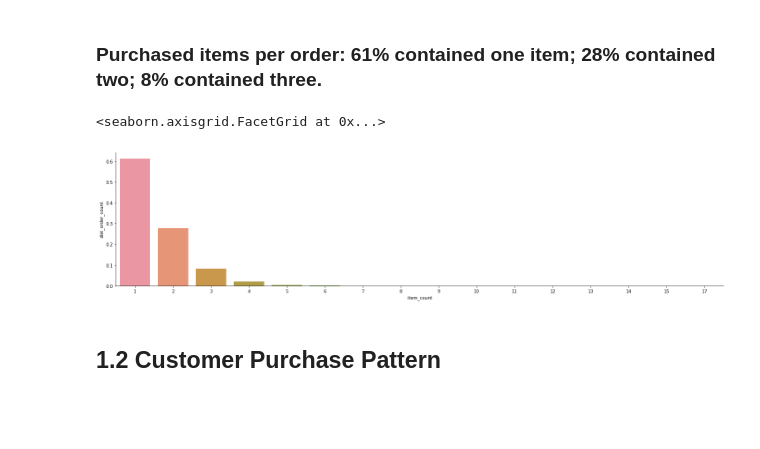
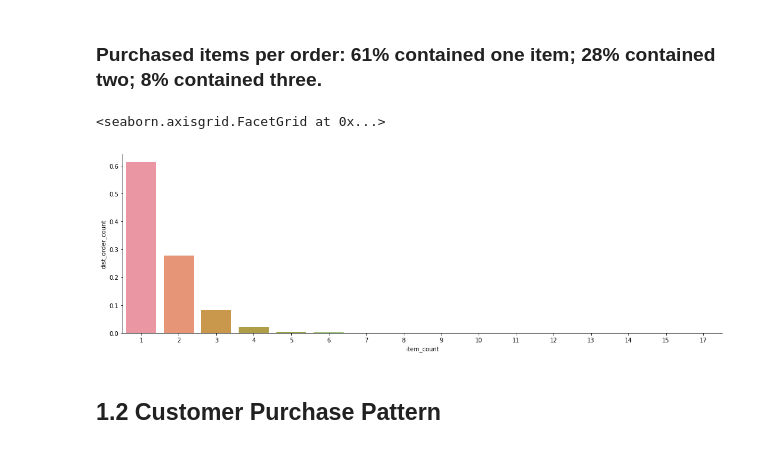
Before and after one commit to Tai-Hua/Predict-Next-Product-to-buy, a Jupyter notebook: Predict Next Product-to-buy.ipynb, the cells around one changed output. Saved outputs shown, nothing was run; the diff lists cells and outputs as text; code cells hidden in the pictures; blank space fills up the shorter version.

```diff
--- a/Predict Next Product-to-buy.ipynb
+++ b/Predict Next Product-to-buy.ipynb
@@ -132,11 +132,11 @@ sns.catplot(data=temp, x='month', y='revenue', hue='year', col='prodcat1', kind=
 # %%
 temp = order_T.groupby('count').ordno.count().reset_index().rename(columns={'count':'item_count','ordno':'order_count'})
 temp['dist_order_count'] = temp['order_count'] / temp['order_count'].sum()
 #temp
-sns.catplot(data=temp, x='item_count', y='dist_order_count', kind='bar', aspect=4)
+sns.catplot(data=temp, x='item_count', y='dist_order_count', kind='bar', aspect=3)
 # %% [output]
 <seaborn.axisgrid.FacetGrid at 0x...>
-[figure, old version]
+[figure, new version]
 # %% [markdown]
 ## 1.2 Customer Purchase Pattern <a id='Order'></a>
 # %% [markdown]
```
Also changed, not shown: parts of 14 cells of this notebook.
